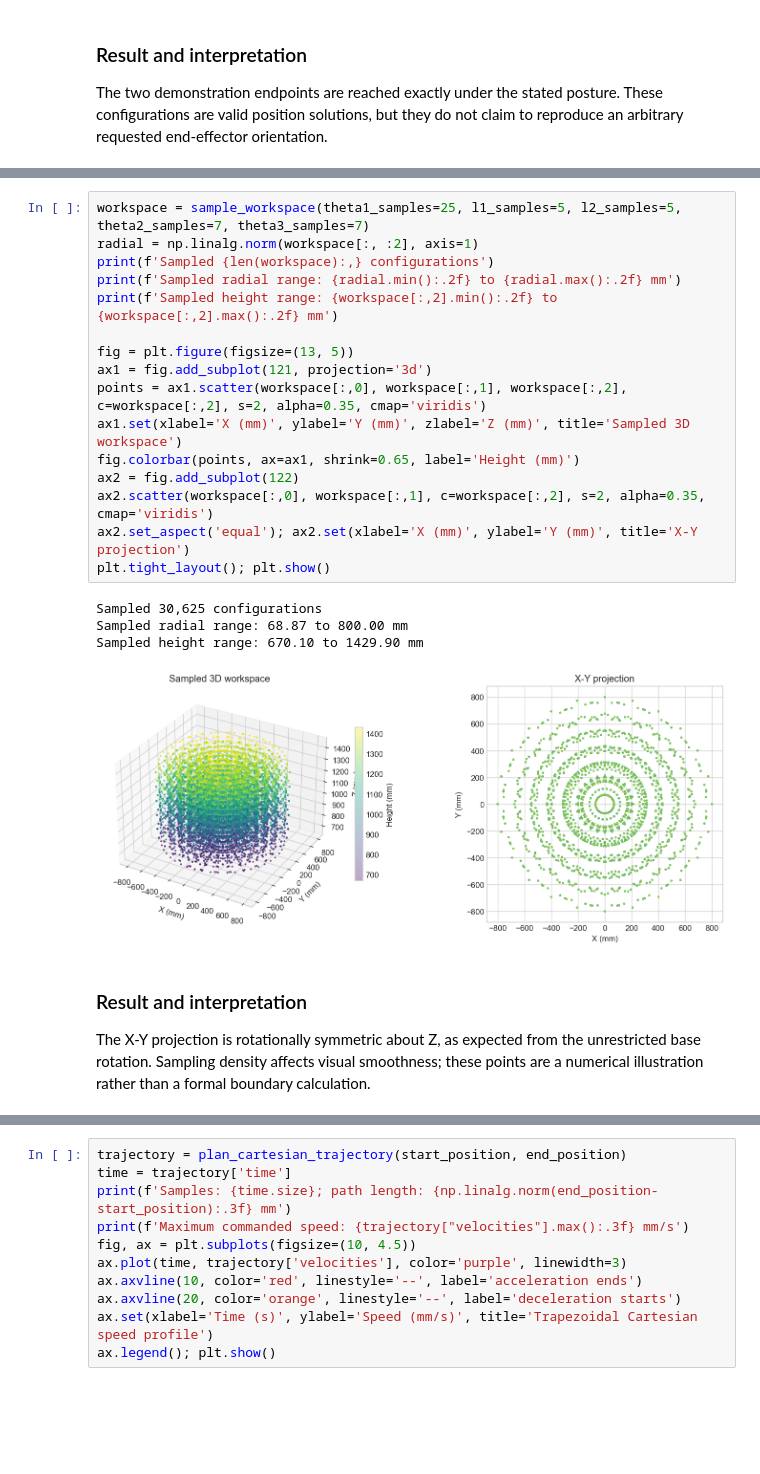
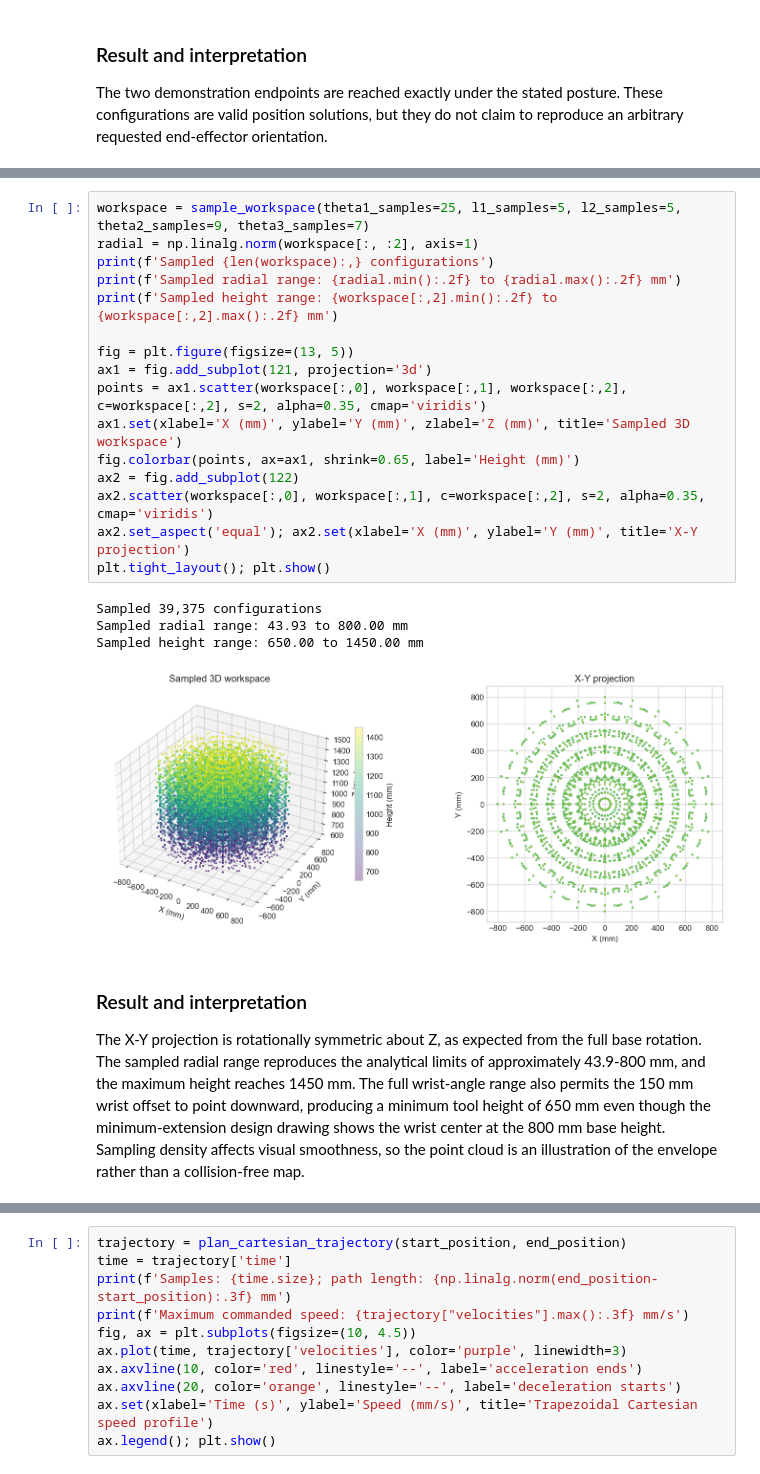
Before and after one commit to yuvalMARMOR/scara-6dof-project, a Jupyter notebook: notebooks/scara_6dof_walkthrough.ipynb, the cells around one changed output, grey strips where cells are left out. Cells and saved outputs as stored; diff of their text form; blank space fills up the shorter version.

```diff
--- a/notebooks/scara_6dof_walkthrough.ipynb
+++ b/notebooks/scara_6dof_walkthrough.ipynb
@@ -262,25 +336,25 @@ The base height is 800 mm and each prismatic joint ranges from 0 to 500 mm. The
 # %%
-workspace = sample_workspace(theta1_samples=25, l1_samples=5, l2_samples=5, theta2_samples=7, theta3_samples=7)
+workspace = sample_workspace(theta1_samples=25, l1_samples=5, l2_samples=5, theta2_samples=9, theta3_samples=7)
 radial = np.linalg.norm(workspace[:, :2], axis=1)
 print(f'Sampled {len(workspace):,} configurations')
 print(f'Sampled radial range: {radial.min():.2f} to {radial.max():.2f} mm')
 print(f'Sampled height range: {workspace[:,2].min():.2f} to {workspace[:,2].max():.2f} mm')
 
 fig = plt.figure(figsize=(13, 5))
 ax1 = fig.add_subplot(121, projection='3d')
 points = ax1.scatter(workspace[:,0], workspace[:,1], workspace[:,2], c=workspace[:,2], s=2, alpha=0.35, cmap='viridis')
 ax1.set(xlabel='X (mm)', ylabel='Y (mm)', zlabel='Z (mm)', title='Sampled 3D workspace')
 fig.colorbar(points, ax=ax1, shrink=0.65, label='Height (mm)')
 ax2 = fig.add_subplot(122)
 ax2.scatter(workspace[:,0], workspace[:,1], c=workspace[:,2], s=2, alpha=0.35, cmap='viridis')
 ax2.set_aspect('equal'); ax2.set(xlabel='X (mm)', ylabel='Y (mm)', title='X-Y projection')
 plt.tight_layout(); plt.show()
 # %% [output]
-Sampled 30,625 configurations
-Sampled radial range: 68.87 to 800.00 mm
-Sampled height range: 670.10 to 1429.90 mm
+Sampled 39,375 configurations
+Sampled radial range: 43.93 to 800.00 mm
+Sampled height range: 650.00 to 1450.00 mm
-[figure, old version]
+[figure, new version]
 # %% [markdown]
 ### Result and interpretation
-The X-Y projection is rotationally symmetric about Z, as expected from the unrestricted base rotation. Sampling density affects visual smoothness; these points are a numerical illustration rather than a formal boundary calculation.
+The X-Y projection is rotationally symmetric about Z, as expected from the full base rotation. The sampled radial range reproduces the analytical limits of approximately 43.9-800 mm, and the maximum height reaches 1450 mm. The full wrist-angle range also permits the 150 mm wrist offset to point downward, producing a minimum tool height of 650 mm even though the minimum-extension design drawing shows the wrist center at the 800 mm base height. Sampling density affects visual smoothness, so the point cloud is an illustration of the envelope rather than a collision-free map.
 # %% [markdown]
```
Also changed, not shown: parts of 25 cells of this notebook, 2 other files.
